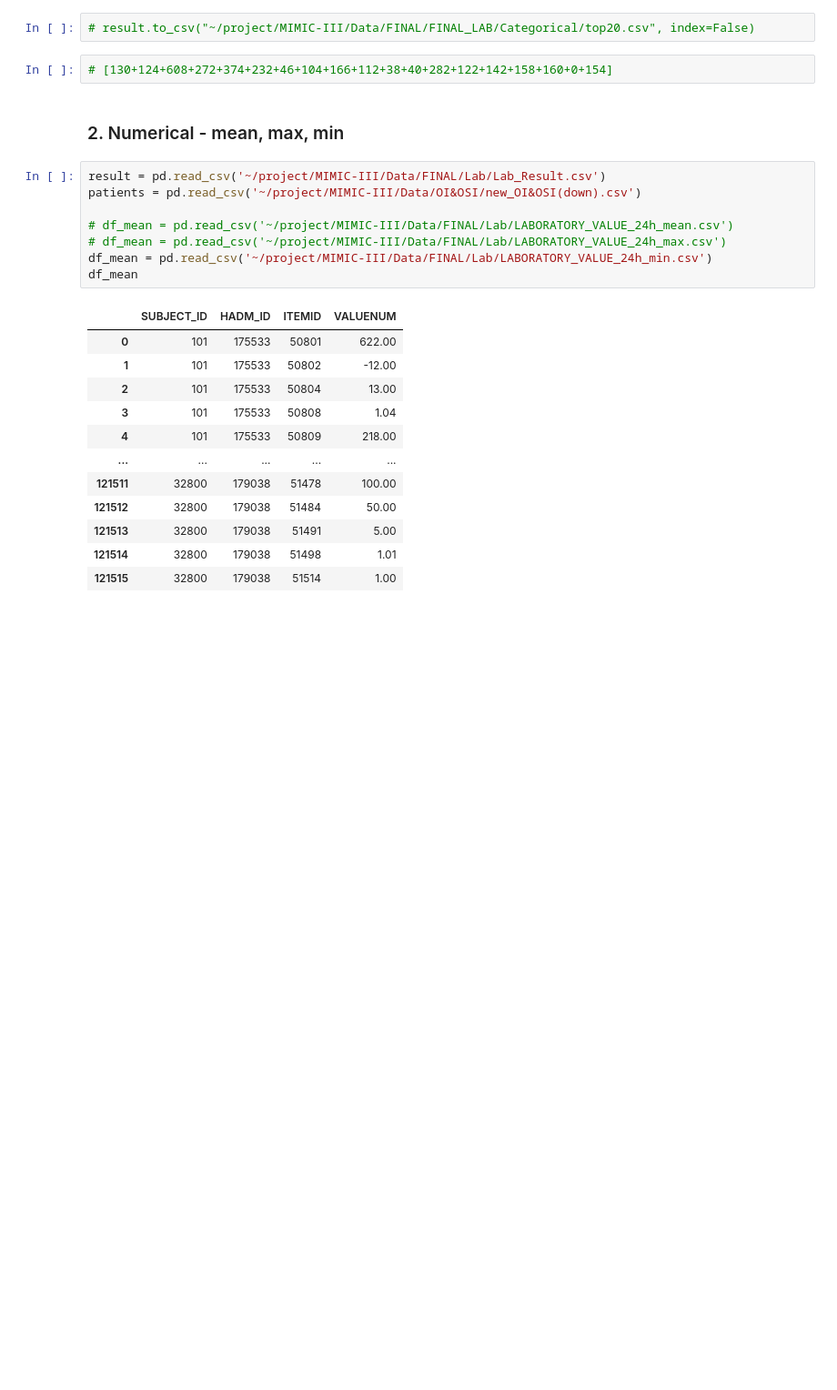
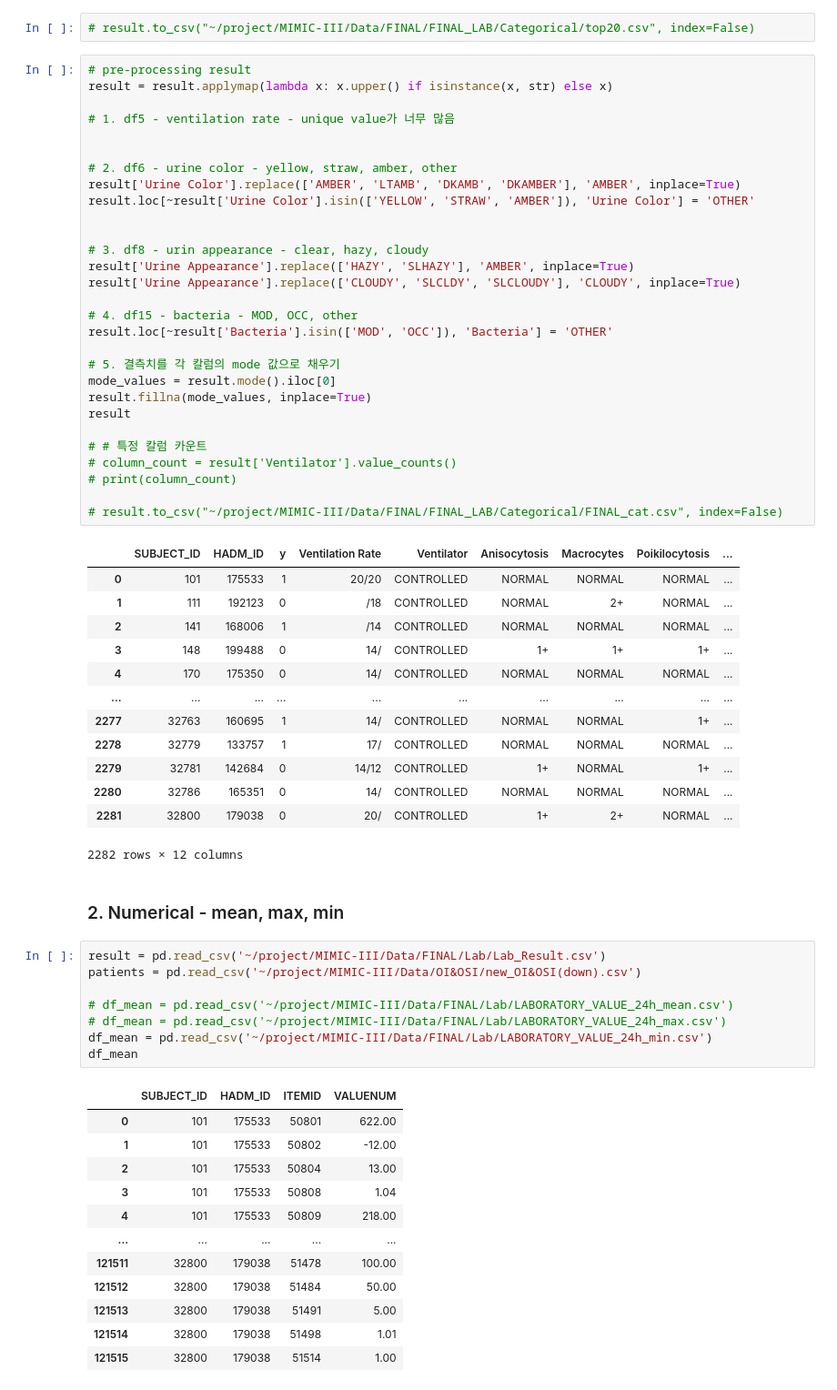
Before and after one commit to NohJangHyun/MIMIC-III-mortality-prediction, a Jupyter notebook: Data Extract/Tabular Data/Final/FINAL_Lab.ipynb, the cells around one changed output. Shown at 91% size. Cells and saved outputs as stored; diff of their text form; blank space fills up the shorter version.

Commit message:
FINAL data extract code 추가, Categorical data 처리 중

```diff
--- a/Data Extract/Tabular Data/Final/FINAL_Lab.ipynb
+++ b/Data Extract/Tabular Data/Final/FINAL_Lab.ipynb
@@ -679,7 +678,48 @@ result
 # %%
 # result.to_csv("~/project/MIMIC-III/Data/FINAL/FINAL_LAB/Categorical/top20.csv", index=False)
-# %%
-# [130+124+608+272+374+232+46+104+166+112+38+40+282+122+142+158+160+0+154]
+# %%
+# pre-processing result
+result = result.applymap(lambda x: x.upper() if isinstance(x, str) else x)
+
+# 1. df5 - ventilation rate - unique value가 너무 많음
+
+
+# 2. df6 - urine color - yellow, straw, amber, other
+result['Urine Color'].replace(['AMBER', 'LTAMB', 'DKAMB', 'DKAMBER'], 'AMBER', inplace=True)
+result.loc[~result['Urine Color'].isin(['YELLOW', 'STRAW', 'AMBER']), 'Urine Color'] = 'OTHER'
+
+
+# 3. df8 - urin appearance - clear, hazy, cloudy
+result['Urine Appearance'].replace(['HAZY', 'SLHAZY'], 'AMBER', inplace=True)
+result['Urine Appearance'].replace(['CLOUDY', 'SLCLDY', 'SLCLOUDY'], 'CLOUDY', inplace=True)
+
+# 4. df15 - bacteria - MOD, OCC, other
+result.loc[~result['Bacteria'].isin(['MOD', 'OCC']), 'Bacteria'] = 'OTHER'
+
+# 5. 결측치를 각 칼럼의 mode 값으로 채우기
+mode_values = result.mode().iloc[0]
+result.fillna(mode_values, inplace=True)
+result
+
+# # 특정 칼럼 카운트
+# column_count = result['Ventilator'].value_counts()
+# print(column_count)
+
+# result.to_csv("~/project/MIMIC-III/Data/FINAL/FINAL_LAB/Categorical/FINAL_cat.csv", index=False)
+# %% [output]
+|  | SUBJECT_ID | HADM_ID | y | Ventilation Rate | Ventilator | Anisocytosis | Macrocytes | Poikilocytosis | ... |
+| 0 | 101 | 175533 | 1 | 20/20 | CONTROLLED | NORMAL | NORMAL | NORMAL | ... |
+| 1 | 111 | 192123 | 0 | /18 | CONTROLLED | NORMAL | 2+ | NORMAL | ... |
+| 2 | 141 | 168006 | 1 | /14 | CONTROLLED | NORMAL | NORMAL | NORMAL | ... |
+| 3 | 148 | 199488 | 0 | 14/ | CONTROLLED | 1+ | 1+ | 1+ | ... |
+| 4 | 170 | 175350 | 0 | 14/ | CONTROLLED | NORMAL | NORMAL | NORMAL | ... |
+| ... | ... | ... | ... | ... | ... | ... | ... | ... | ... |
+| 2277 | 32763 | 160695 | 1 | 14/ | CONTROLLED | NORMAL | NORMAL | 1+ | ... |
+| 2278 | 32779 | 133757 | 1 | 17/ | CONTROLLED | NORMAL | NORMAL | NORMAL | ... |
+| 2279 | 32781 | 142684 | 0 | 14/12 | CONTROLLED | 1+ | NORMAL | 1+ | ... |
+| 2280 | 32786 | 165351 | 0 | 14/ | CONTROLLED | NORMAL | NORMAL | NORMAL | ... |
+| 2281 | 32800 | 179038 | 0 | 20/ | CONTROLLED | 1+ | 2+ | NORMAL | ... |
+2282 rows × 12 columns
 # %% [markdown]
 ### 2. Numerical - mean, max, min
 # %%
```
Also changed, not shown: parts of 3 cells of this notebook.
